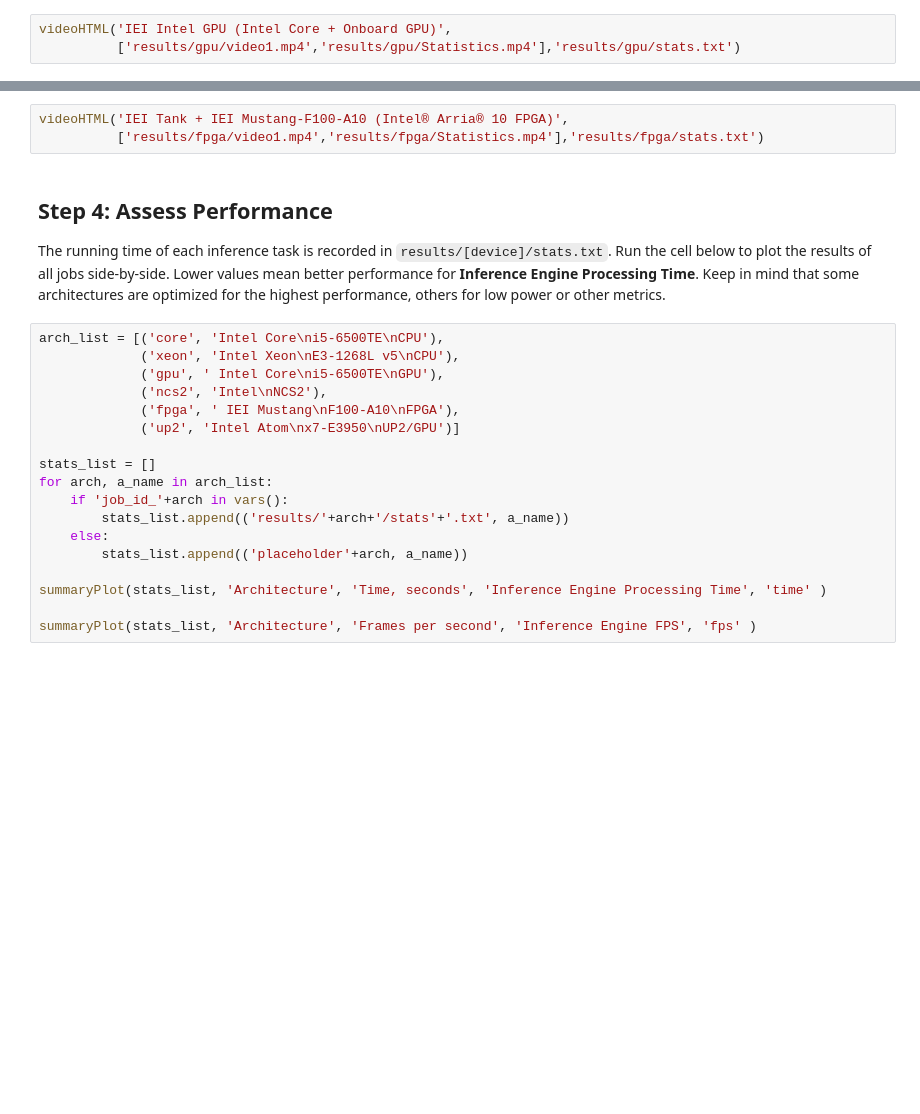
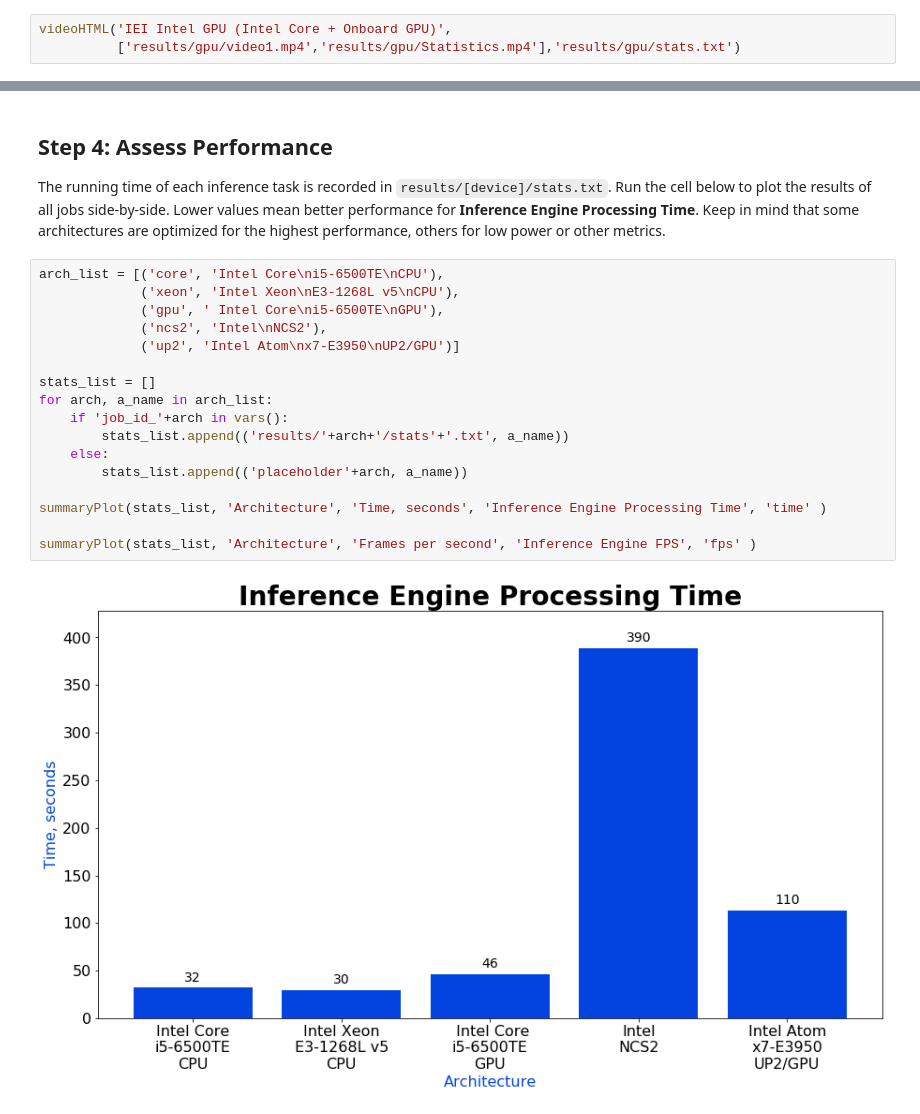
Before and after one commit to mdiqbal8/iot-devcloud, a Jupyter notebook: python/intruder-detector-python/intruder-detector-jupyter.ipynb, the cells around one changed output, grey strips where cells are left out. Saved outputs shown, nothing was run; the diff lists cells and outputs as text; blank space fills up the shorter version.

Commit message:
remove fpga demo

```diff
--- a/python/intruder-detector-python/intruder-detector-jupyter.ipynb
+++ b/python/intruder-detector-python/intruder-detector-jupyter.ipynb
@@ -328,6 +393,3 @@ videoHTML('IEI Tank Xeon (Intel Xeon CPU)',
-# %%
-videoHTML('IEI Tank + IEI Mustang-F100-A10 (Intel® Arria® 10 FPGA)',
-          ['results/fpga/video1.mp4','results/fpga/Statistics.mp4'],'results/fpga/stats.txt')
 # %% [markdown]
 ## Step 4: Assess Performance
 
@@ -335,18 +397,19 @@ The running time of each inference task is recorded in `results/[device]/stats.t
 # %%
 arch_list = [('core', 'Intel Core\ni5-6500TE\nCPU'),
              ('xeon', 'Intel Xeon\nE3-1268L v5\nCPU'),
              ('gpu', ' Intel Core\ni5-6500TE\nGPU'),
              ('ncs2', 'Intel\nNCS2'),
-             ('fpga', ' IEI Mustang\nF100-A10\nFPGA'),
              ('up2', 'Intel Atom\nx7-E3950\nUP2/GPU')]
 
 stats_list = []
 for arch, a_name in arch_list:
     if 'job_id_'+arch in vars():
         stats_list.append(('results/'+arch+'/stats'+'.txt', a_name))
     else:
         stats_list.append(('placeholder'+arch, a_name))
 
 summaryPlot(stats_list, 'Architecture', 'Time, seconds', 'Inference Engine Processing Time', 'time' )
 
 summaryPlot(stats_list, 'Architecture', 'Frames per second', 'Inference Engine FPS', 'fps' )
+# %% [output]
+[figure, added]
```
Also changed, not shown: parts of 18 cells of this notebook, 2 other files.
